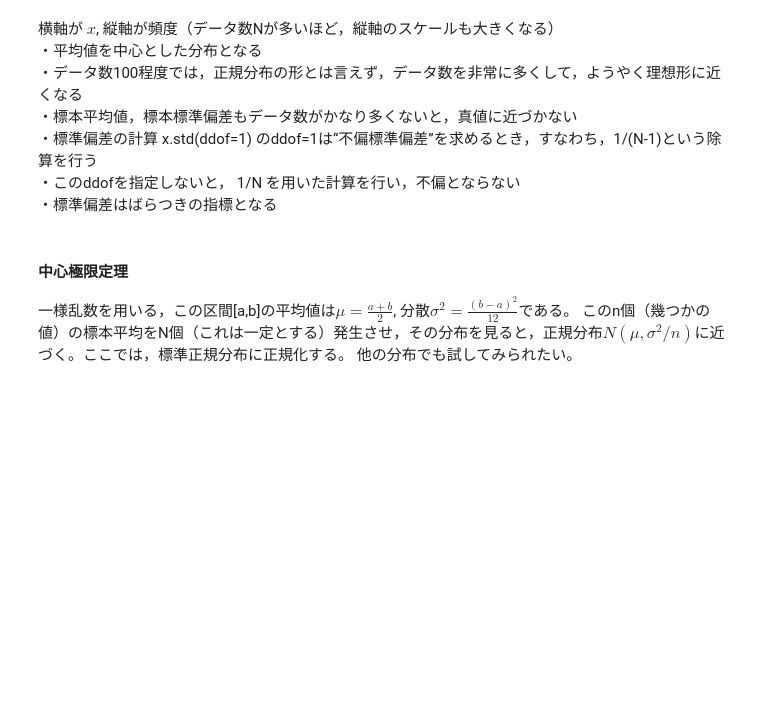
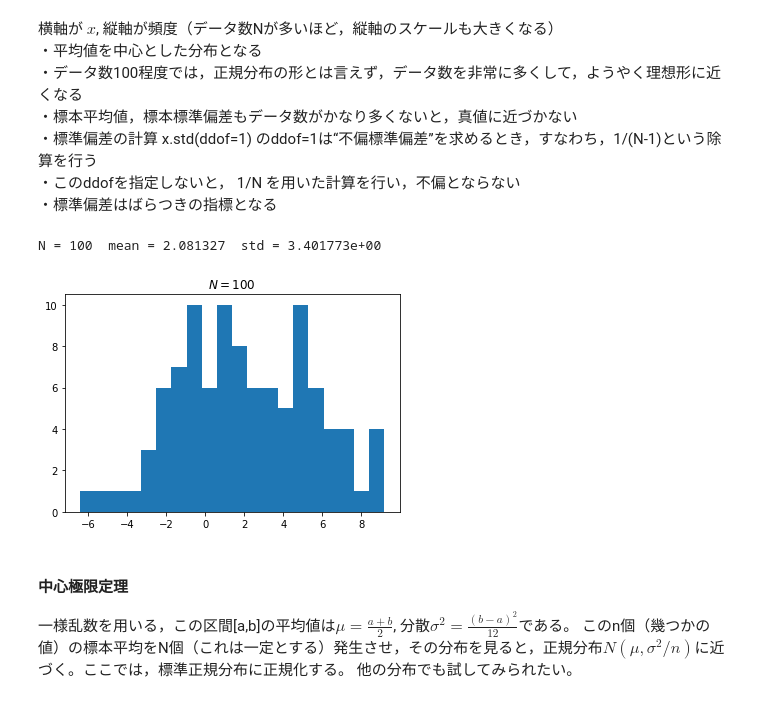
Before and after one commit to miwamasa/DataScience2022, a Jupyter notebook: notebooks/lecture4.ipynb, the cells around one changed output. Cells and saved outputs as stored; diff of their text form; code cells hidden in the pictures; blank space fills up the shorter version.

```diff
--- a/notebooks/lecture4.ipynb
+++ b/notebooks/lecture4.ipynb
@@ -411,18 +399,18 @@ print('za=',za,'  zb=',zb)
 # %%
 np.random.seed(123) # scipyと共通，乱数発生の再現性を得る
 
 mean = 2.0 # mean, 平均値
 std = 3.0  # standar deviation, 標準偏差
 #for N in [100, 10000]:
 for N in [100]:
     x = scipy.stats.norm.rvs(loc=mean, scale=std, size=N) # rvs:Random variates
     print('N = %d  mean = %f  std = %e' % (N, x.mean(), x.std(ddof=1)))
     plt.figure()
     plt.hist(x, bins=20)
     plt.title('$N = %i$' % (N) )
-
-if FLAG_fig: plt.savefig('fig_PROB_NormalDist_Sim100.png')
-plt.show()
+# %% [output]
+N = 100  mean = 2.081327  std = 3.401773e+00
+[figure, added]
 # %% [markdown]
 #### 中心極限定理
 一様乱数を用いる，この区間[a,b]の平均値は$\mu = \frac{a+b}{2}$, 分散$\sigma^2 = \frac{(b-a)^2}{12}$である。
```
Also changed, not shown: parts of 103 cells of this notebook.
